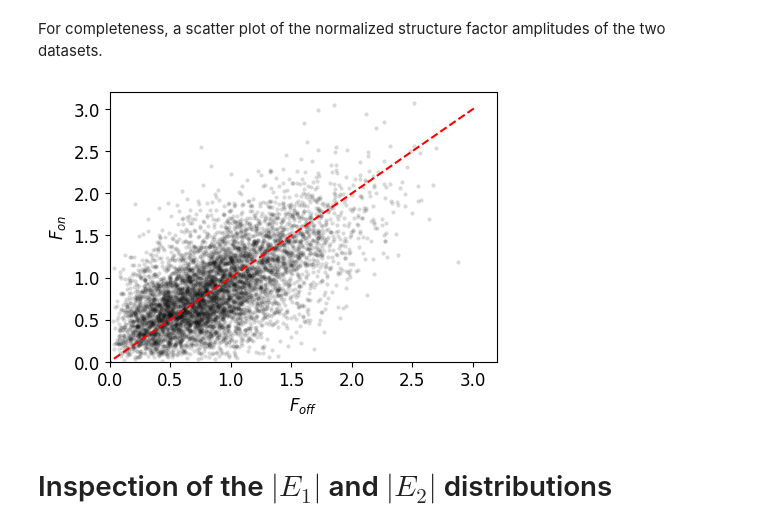
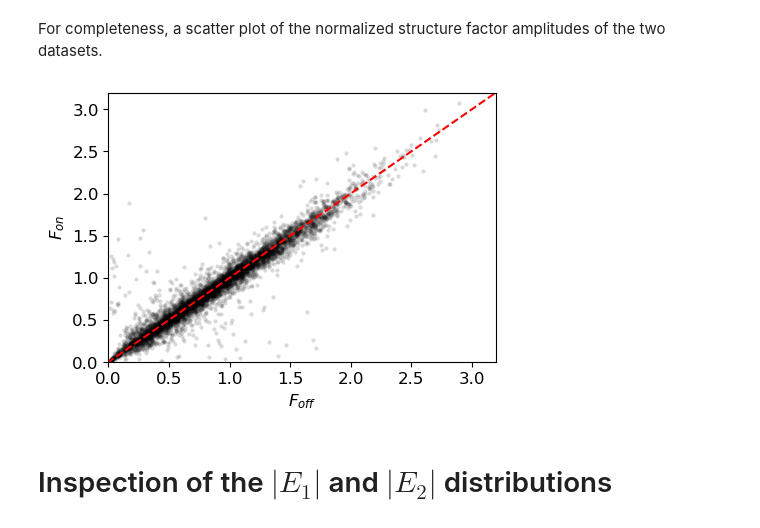
Before and after one commit to Hekstra-Lab/dw, a Jupyter notebook: 3_Fitting_DW_to_paired_data.ipynb, the cells around one changed output. Drawn from its saved outputs; the diff is of its cells as text; code cells hidden in the pictures.

```diff
--- a/3_Fitting_DW_to_paired_data.ipynb
+++ b/3_Fitting_DW_to_paired_data.ipynb
@@ -53,9 +54,10 @@ data_set_pairs = {0:("5kvx_phases", "5kw3_phases"),\
                   1:("3pyp_phases", "1nwz_phases"),\
                   2:("4kjk_phases", "4kjj_phases", "4pst_phases", "4pss_phases"),\
                   3:("NECAT_PTP1B_RT_SAD/7rin_phases", "NECAT_PTP1B_RT_SAD/7mm1_phases"),\
-                  4:("4eul_phases","2y0g_phases")}
+                  4:("4eul_phases","2y0g_phases"),\
+                  5:("pyp_1p6A_grid_0","pyp_1p6A_grid_1"),}
 
-example=3
+example=5
 ix1 = 0
 ix2 = 1
 mtz1 = data_set_pairs[example][ix1] # omit .mtz
@@ -140,22 +142,30 @@ fitting_dw.eff_r_dw_per_hkl(ds1_2,a,b,label=EP2_label, dHKL_label=dHKL_label, in
 # %%
 # ds1_2.info()
 ds1_2.to_pickle(path + "_with_rDW.pkl")
+
+bins = False
 # %% [markdown]
 For completeness, a scatter plot of the normalized structure factor amplitudes of the two datasets.
 # %%
-subset = ds1_2[[EP1_label, EP2_label]].sample(6000).to_numpy()
+subset = ds1_2[[EP1_label, EP2_label]].sample(6000,random_state=1234).to_numpy()
+
+if bins:
+    plt.fill([ep1_bins[0],ep1_bins[1],ep1_bins[1],ep1_bins[0]],[0,0,3.2,3.2],'b',alpha=0.2)
+    plt.fill([ep1_bins[12],ep1_bins[13],ep1_bins[13],ep1_bins[12]],[0,0,3.2,3.2],'b',alpha=0.2)
+    plt.fill([ep1_bins[23],ep1_bins[24],ep1_bins[24],ep1_bins[23]],[0,0,3.2,3.2],'b',alpha=0.2)
+
 plt.plot(subset[:,0], subset[:,1],'k.',alpha=0.15,markeredgewidth=0)
 xl=np.array(plt.xlim())
 plt.plot(xl,xl,'r--')
 plt.xlim((0,3.2)); plt.ylim((0,3.2))
 plt.xlabel(r'$F_{off}$')
 plt.ylabel(r'$F_{on}$')
 plt.savefig(fig_dir + \
             os.path.basename(data_set_pairs[example][ix1]) + "_" + \
             os.path.basename(data_set_pairs[example][ix2]) + "_amplitude_scatter.svg")
 plt.show()
 # %% [output]
-[figure, old version]
+[figure, new version]
 # %% [markdown]
 # Inspection of the $|E_1|$ and $|E_2|$ distributions
 # %% [markdown]
```
Also changed, not shown: parts of 13 cells of this notebook, 50 other files.
